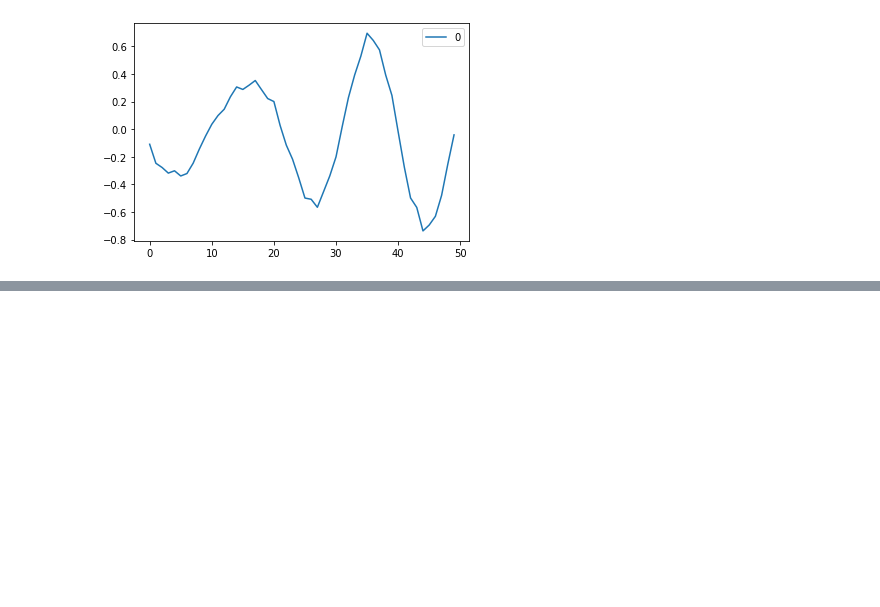
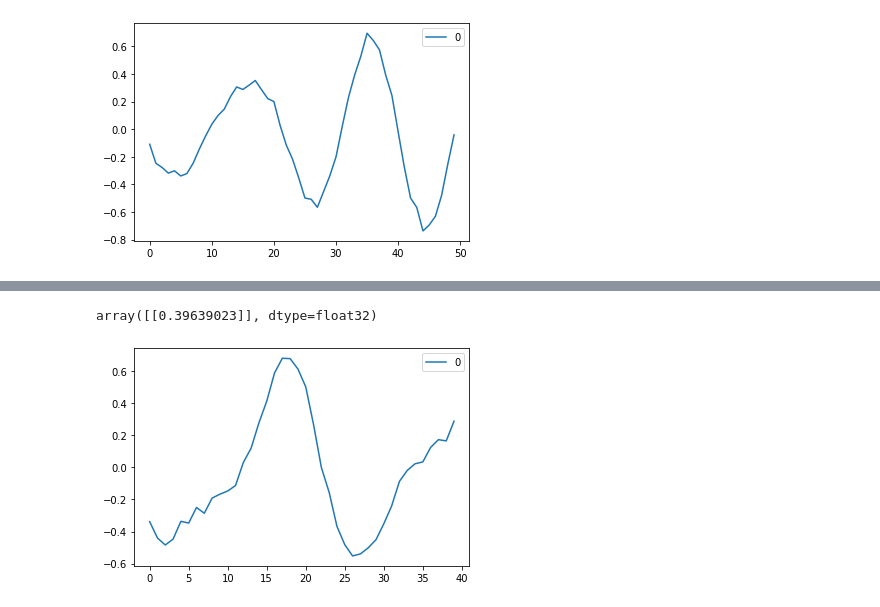
Before and after one commit to rahuljungbahadur/hands_on_ml_book, a Jupyter notebook: Rnn_time_series.ipynb, the cells around one changed output, grey strips where cells are left out. Cells and saved outputs as stored; diff of their text form; code cells hidden in the pictures; blank space fills up the shorter version.

```diff
--- a/Rnn_time_series.ipynb
+++ b/Rnn_time_series.ipynb
@@ -17,7 +17,7 @@ ser1 = generate_time_series(1, 5)
 import matplotlib.pyplot as plt
 # %%
 n_steps = 50
-series = generate_time_series(10000, n_steps + 1)
+series = generate_time_series(10000, n_steps)
 X_train, y_train = series[:7000, :n_steps], series[:7000, -1]
 X_valid, y_valid = series[7000:9000, :n_steps], series[7000:9000, -1]
 X_test, y_test = series[9000:, :n_steps], series[9000:, -1]
@@ -161,0 +191,8 @@ pd.DataFrame(X_test[0]).plot(kind='line')
+# %%
+
+pd.DataFrame(X_new_series[0]).plot()
+
+model_deepRnnDense.predict(X_new_series)
+# %% [output]
+array([[0.39639023]], dtype=float32)
+[figure, added]
```
Also changed, not shown: parts of 20 cells of this notebook.
